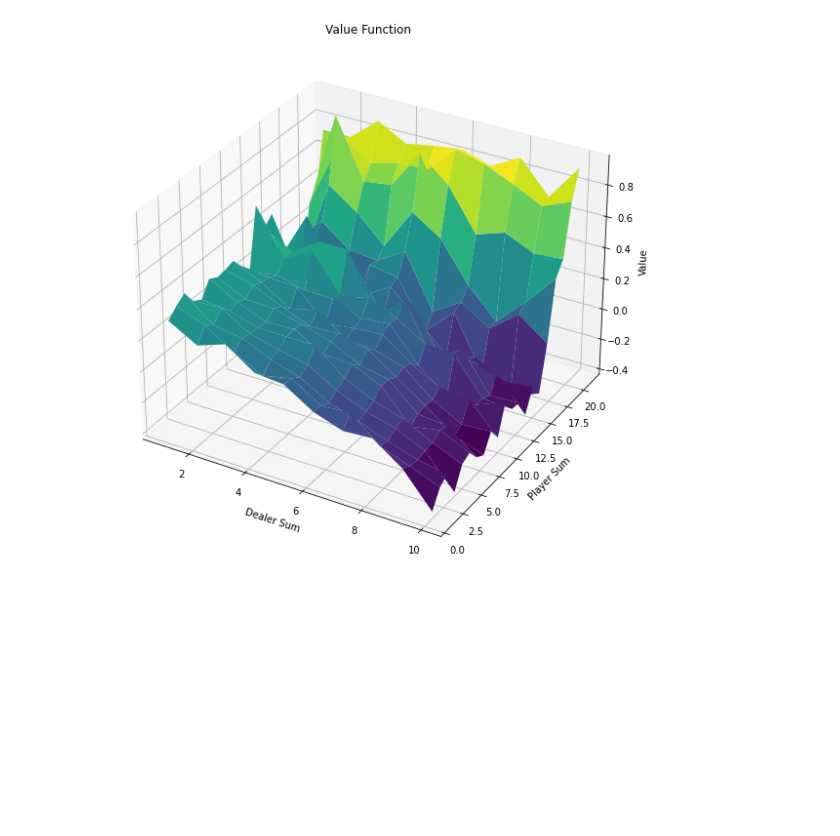
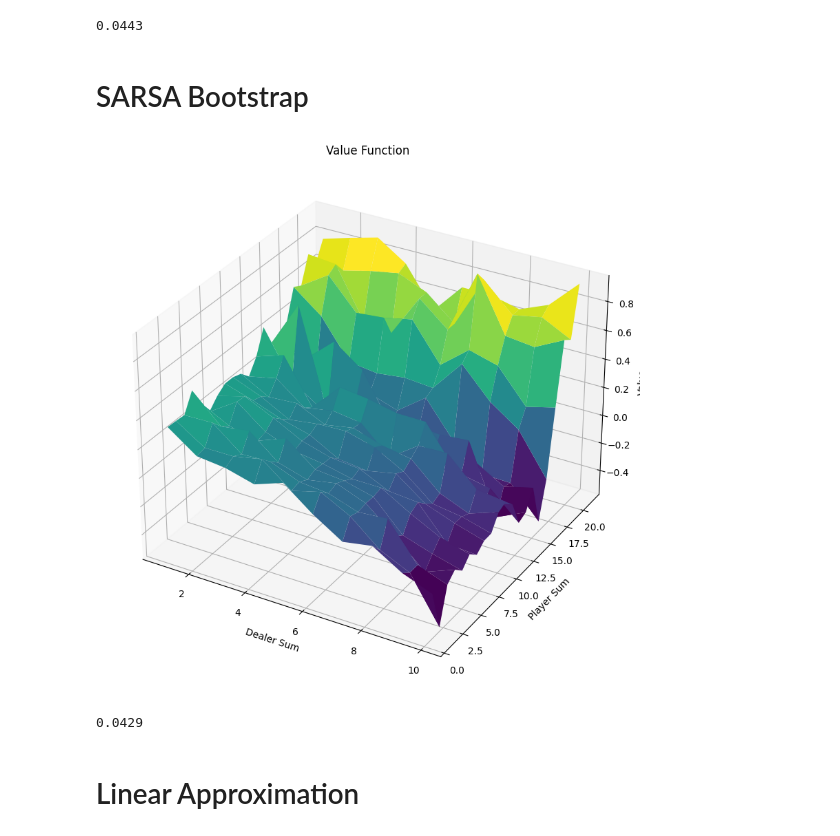
Before and after one commit to felixzhu17/Easy21-RL, a Jupyter notebook: model.ipynb, the cells around one changed output. Drawn from its saved outputs; the diff is of its cells as text; code cells hidden in the pictures; blank space fills up the shorter version.

```diff
--- a/model.ipynb
+++ b/model.ipynb
@@ -18,2 +15,8 @@ mc_policy.plot_value_function()
+# %%
+Evaluator(policy = mc_policy).evaluate(num_episodes = 10000)
+# %% [output]
+0.0443
+# %% [markdown]
+# SARSA Bootstrap
 # %%
 sarsa_policy = Easy21Policy()
@@ -21,6 +24,12 @@ sarsa_simulator = SARSALambdaSimulator(num_episodes = 50000, policy = sarsa_poli
 sarsa_simulator.run()
 # %%
-sarsa_policy.plot_value_function()
+sarsa_policy.plot_value_function(num_episodes = 50000)
 # %% [output]
-[figure, old version]
+[figure, new version]
+# %%
+Evaluator(policy = sarsa_policy).evaluate(num_episodes = 10000)
+# %% [output]
+0.0429
+# %% [markdown]
+# Linear Approximation
 # %%
```
Also changed, not shown: parts of 11 cells of this notebook, 3 other files.
